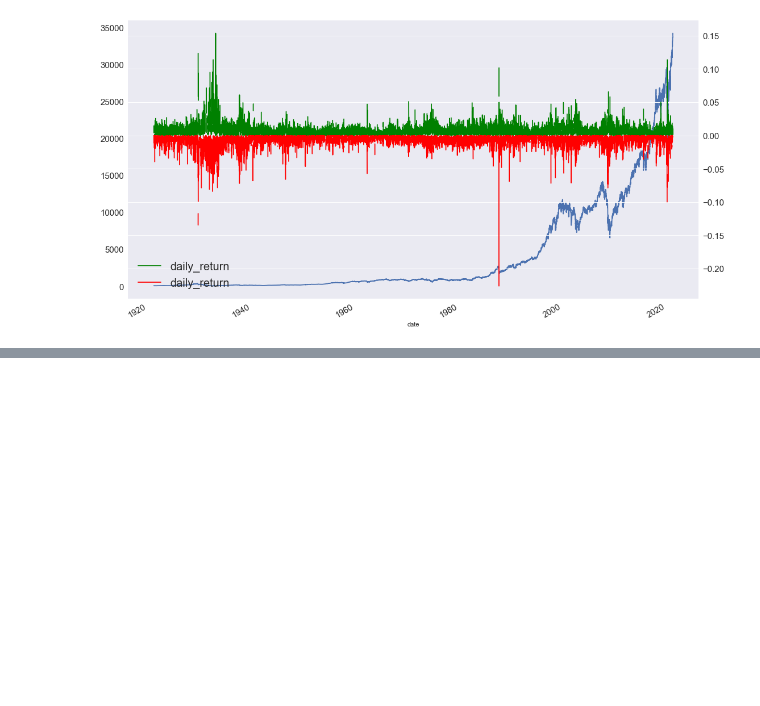
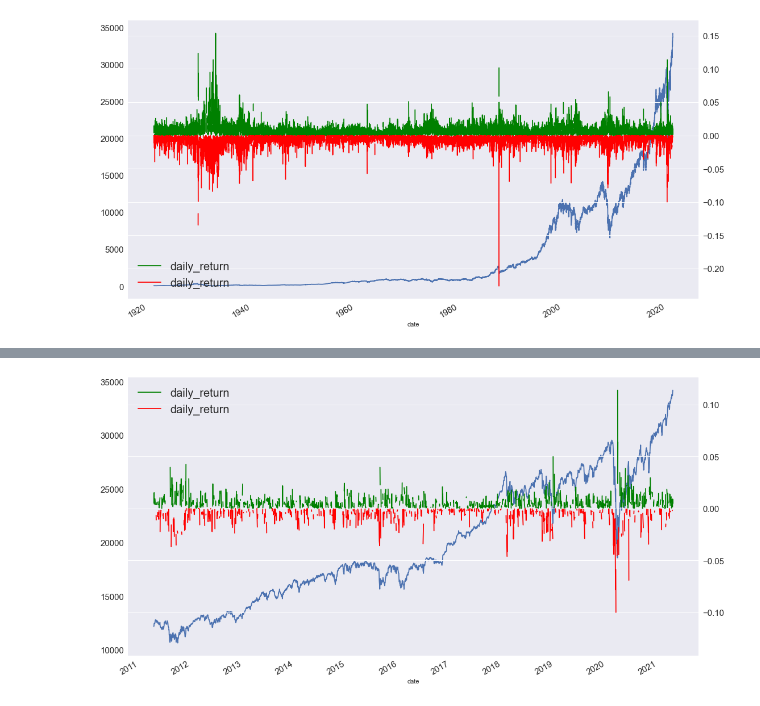
Before and after one commit to alebel94/dji_analysis, a Jupyter notebook: dji_analysis.ipynb, the cells around one changed output, grey strips where cells are left out. Saved outputs shown, nothing was run; the diff lists cells and outputs as text; code cells hidden in the pictures; blank space fills up the shorter version.

```diff
--- a/dji_analysis.ipynb
+++ b/dji_analysis.ipynb
@@ -254,0 +291,3 @@ plt.show()
+# %%
+df2['daily_return'] = df2.pct_change()
+df2
@@ -254,0 +313,3 @@ plt.show()
+# %%
+df2.dropna(inplace = True)
+df2
@@ -254,0 +331,8 @@ plt.show()
+# %%
+df2.close.plot(figsize = (25, 20), fontsize = 15)
+df2.daily_return.where(df2.daily_return.ge(0)).plot(figsize = (18, 10), secondary_y = "daily_return", mark_right = True, fontsize = 15, color='green')
+df2.daily_return.where(df2.daily_return.lt(0)).plot(figsize = (18, 10), secondary_y = "daily_return", mark_right = True, fontsize = 15, color='red')
+plt.legend(fontsize = 20)
+plt.show()
+# %% [output]
+[figure, added]
```
Also changed, not shown: parts of 11 cells of this notebook.
